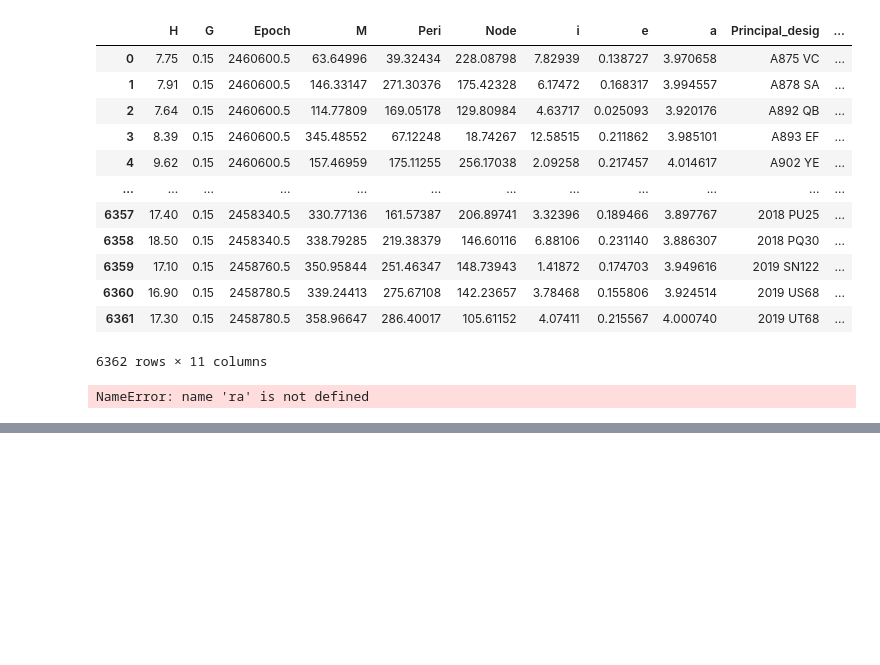
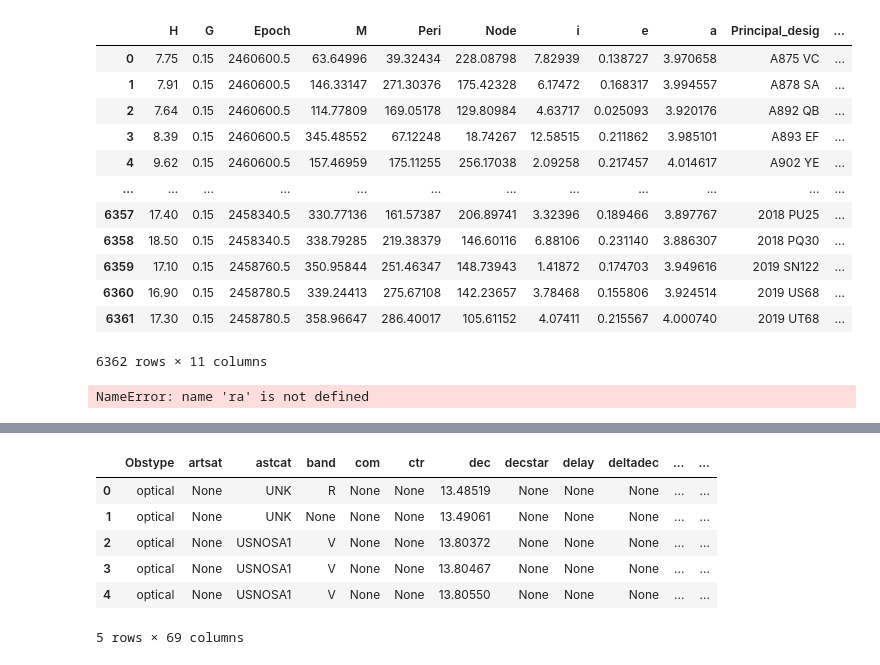
Before and after one commit to kjnapes/spacerocks, a Jupyter notebook: notebooks/messing_around.ipynb, the cells around one changed output, grey strips where cells are left out. Saved outputs shown, nothing was run; the diff lists cells and outputs as text; code cells hidden in the pictures; blank space fills up the shorter version.

```diff
--- a/notebooks/messing_around.ipynb
+++ b/notebooks/messing_around.ipynb
@@ -388,0 +392,8 @@ NameError: name 'ra' is not defined
+# %%
+handler = MPCHandler()
+# %%
+response = handler.get_detections("davidgerdes", formats=["ADES_DF", "OBS_DF", "XML"])
+if response:
+    ades_df = pd.DataFrame(response[0]['ADES_DF'])
+    obs_df = pd.DataFrame(response[0]['OBS_DF'])
+    xml_string = response[0]['XML']
@@ -388,0 +429,10 @@ NameError: name 'ra' is not defined
+# %%
+ades_df.head()
+# %% [output]
+|  | Obstype | artsat | astcat | band | com | ctr | dec | decstar | delay | deltadec | ... | ... |
+| 0 | optical | None | UNK | R | None | None | 13.48519 | None | None | None | ... | ... |
+| 1 | optical | None | UNK | None | None | None | 13.49061 | None | None | None | ... | ... |
+| 2 | optical | None | USNOSA1 | V | None | None | 13.80372 | None | None | None | ... | ... |
+| 3 | optical | None | USNOSA1 | V | None | None | 13.80467 | None | None | None | ... | ... |
+| 4 | optical | None | USNOSA1 | V | None | None | 13.80550 | None | None | None | ... | ... |
+5 rows × 69 columns
```
Also changed, not shown: parts of 4 cells of this notebook, 2 other files.
